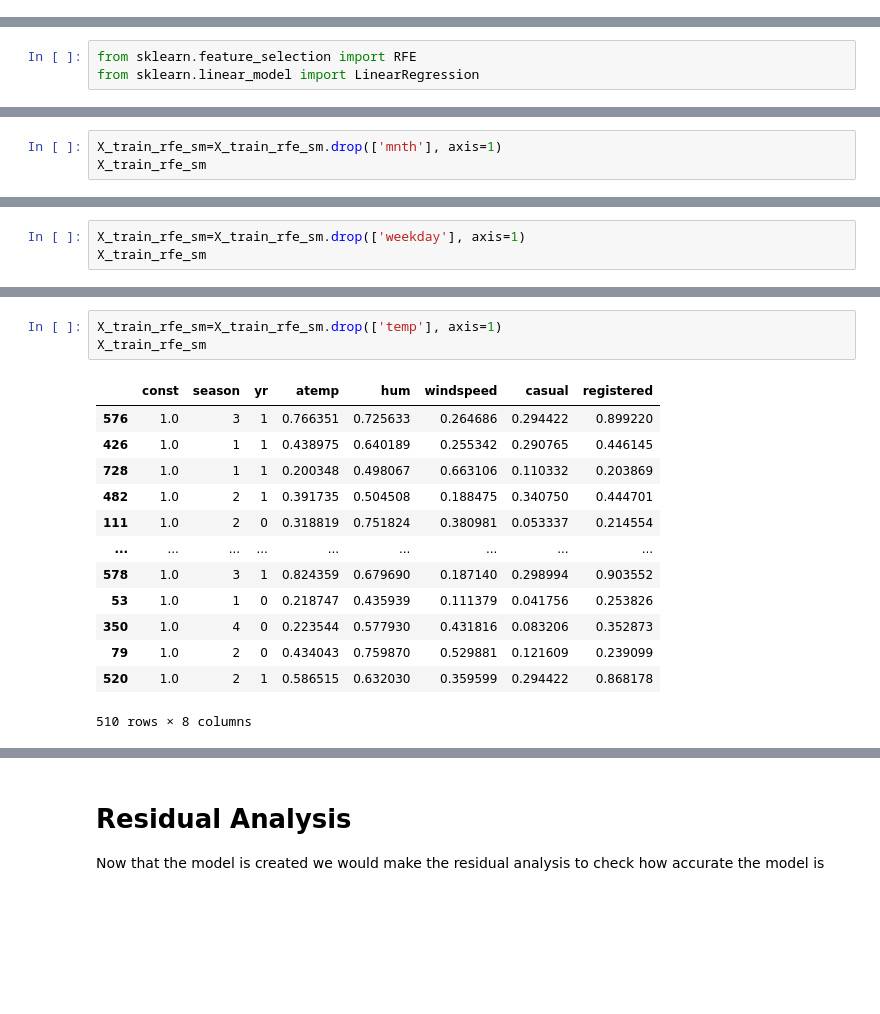
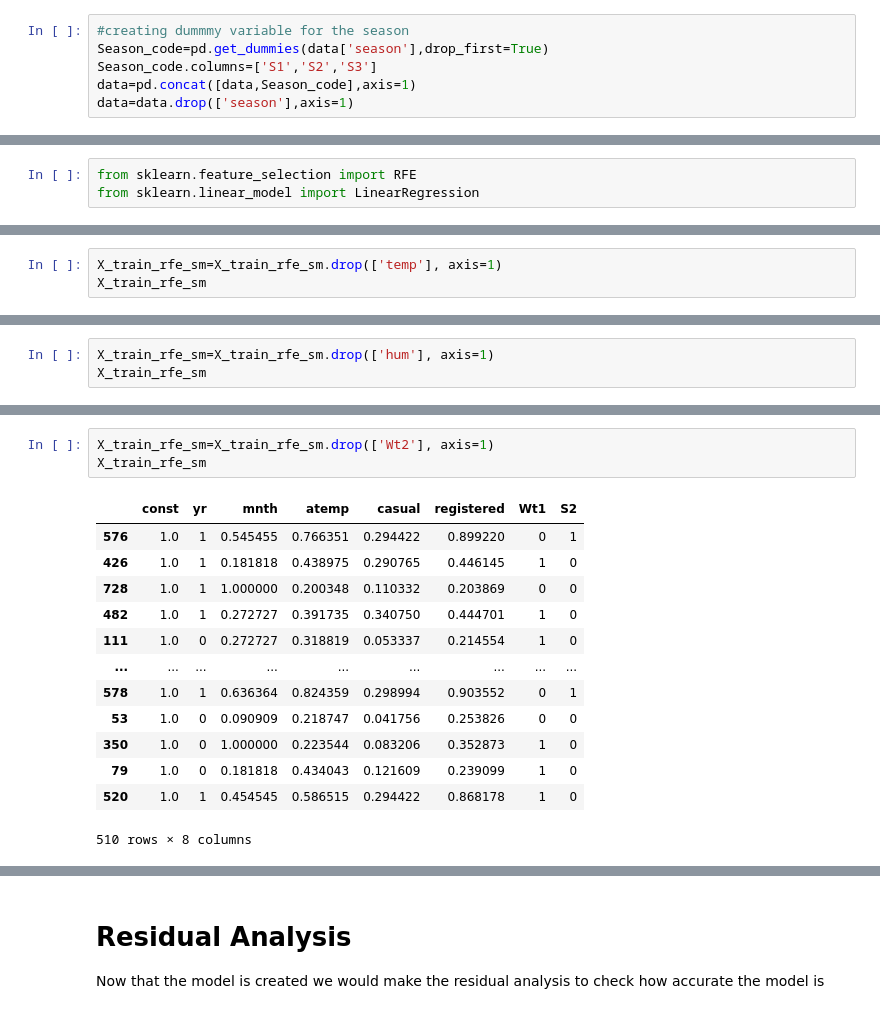
Before and after one commit to abhijeetthehulk/Bike_Rental_service_case_study, a Jupyter notebook: Bike Rental Service.ipynb, the cells around one changed output, grey strips where cells are left out. Cells and saved outputs as stored; diff of their text form; blank space fills up the shorter version.

```diff
--- a/Bike Rental Service.ipynb
+++ b/Bike Rental Service.ipynb
@@ -97,6 +93,12 @@ Weather_code=pd.get_dummies(data['weathersit'],drop_first=True)
 Weather_code.columns=['Wt1','Wt2']
 data=pd.concat([data,Weather_code],axis=1)
 data=data.drop(['weathersit'],axis=1)
+# %%
+#creating dummmy variable for the season
+Season_code=pd.get_dummies(data['season'],drop_first=True)
+Season_code.columns=['S1','S2','S3']
+data=pd.concat([data,Season_code],axis=1)
+data=data.drop(['season'],axis=1)
 # %%
 from sklearn.model_selection import train_test_split
 df_train,df_test=train_test_split(data,train_size=0.7, random_state=100)
@@ -202,6 +206,6 @@ OLS Regression Results
 Notes:
 [1] Standard Errors assume that the covariance matrix of the errors is correctly specified.
 # %%
-X_train_rfe_sm=X_train_rfe_sm.drop(['mnth'], axis=1)
+X_train_rfe_sm=X_train_rfe_sm.drop(['temp'], axis=1)
 X_train_rfe_sm
 # %% [output]
@@ -253,6 +257,6 @@ OLS Regression Results
 Notes:
 [1] Standard Errors assume that the covariance matrix of the errors is correctly specified.
 # %%
-X_train_rfe_sm=X_train_rfe_sm.drop(['weekday'], axis=1)
+X_train_rfe_sm=X_train_rfe_sm.drop(['hum'], axis=1)
 X_train_rfe_sm
 # %% [output]
@@ -303,19 +307,19 @@ OLS Regression Results
 Notes:
 [1] Standard Errors assume that the covariance matrix of the errors is correctly specified.
 # %%
-X_train_rfe_sm=X_train_rfe_sm.drop(['temp'], axis=1)
+X_train_rfe_sm=X_train_rfe_sm.drop(['Wt2'], axis=1)
 X_train_rfe_sm
 # %% [output]
-|  | const | season | yr | atemp | hum | windspeed | casual | registered |
-| 576 | 1.0 | 3 | 1 | 0.766351 | 0.725633 | 0.264686 | 0.294422 | 0.899220 |
-| 426 | 1.0 | 1 | 1 | 0.438975 | 0.640189 | 0.255342 | 0.290765 | 0.446145 |
-| 728 | 1.0 | 1 | 1 | 0.200348 | 0.498067 | 0.663106 | 0.110332 | 0.203869 |
-| 482 | 1.0 | 2 | 1 | 0.391735 | 0.504508 | 0.188475 | 0.340750 | 0.444701 |
-| 111 | 1.0 | 2 | 0 | 0.318819 | 0.751824 | 0.380981 | 0.053337 | 0.214554 |
+|  | const | yr | mnth | atemp | casual | registered | Wt1 | S2 |
+| 576 | 1.0 | 1 | 0.545455 | 0.766351 | 0.294422 | 0.899220 | 0 | 1 |
+| 426 | 1.0 | 1 | 0.181818 | 0.438975 | 0.290765 | 0.446145 | 1 | 0 |
+| 728 | 1.0 | 1 | 1.000000 | 0.200348 | 0.110332 | 0.203869 | 0 | 0 |
+| 482 | 1.0 | 1 | 0.272727 | 0.391735 | 0.340750 | 0.444701 | 1 | 0 |
+| 111 | 1.0 | 0 | 0.272727 | 0.318819 | 0.053337 | 0.214554 | 1 | 0 |
 | ... | ... | ... | ... | ... | ... | ... | ... | ... |
-| 578 | 1.0 | 3 | 1 | 0.824359 | 0.679690 | 0.187140 | 0.298994 | 0.903552 |
-| 53 | 1.0 | 1 | 0 | 0.218747 | 0.435939 | 0.111379 | 0.041756 | 0.253826 |
-| 350 | 1.0 | 4 | 0 | 0.223544 | 0.577930 | 0.431816 | 0.083206 | 0.352873 |
-| 79 | 1.0 | 2 | 0 | 0.434043 | 0.759870 | 0.529881 | 0.121609 | 0.239099 |
-| 520 | 1.0 | 2 | 1 | 0.586515 | 0.632030 | 0.359599 | 0.294422 | 0.868178 |
+| 578 | 1.0 | 1 | 0.636364 | 0.824359 | 0.298994 | 0.903552 | 0 | 1 |
+| 53 | 1.0 | 0 | 0.090909 | 0.218747 | 0.041756 | 0.253826 | 0 | 0 |
+| 350 | 1.0 | 0 | 1.000000 | 0.223544 | 0.083206 | 0.352873 | 1 | 0 |
+| 79 | 1.0 | 0 | 0.181818 | 0.434043 | 0.121609 | 0.239099 | 1 | 0 |
+| 520 | 1.0 | 1 | 0.454545 | 0.586515 | 0.294422 | 0.868178 | 1 | 0 |
 510 rows × 8 columns
```
Also changed, not shown: parts of 25 cells of this notebook.
